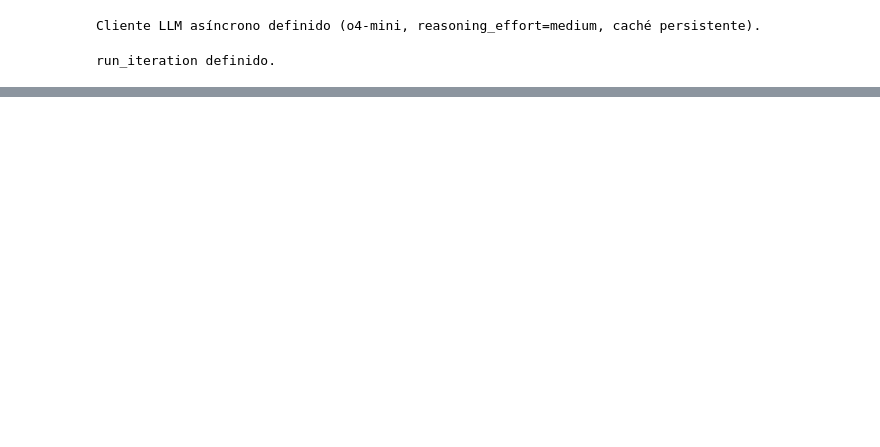
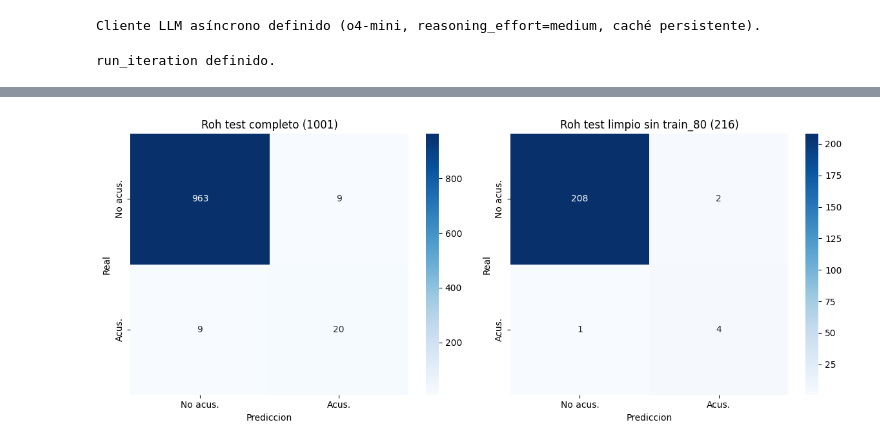
Before and after one commit to GianTituana/proyecto_integrador, a Jupyter notebook: llm_judge_project/notebooks/llm_judge_pipeline.ipynb, the cells around one changed output, grey strips where cells are left out. Cells and saved outputs as stored; diff of their text form; code cells hidden in the pictures; blank space fills up the shorter version.

```diff
--- a/llm_judge_project/notebooks/llm_judge_pipeline.ipynb
+++ b/llm_judge_project/notebooks/llm_judge_pipeline.ipynb
@@ -13,7 +13,6 @@ import hashlib
 import time
 import re
 from pathlib import Path
-
 import pandas as pd
 import numpy as np
 from openai import AsyncOpenAI, RateLimitError
@@ -66,7 +65,7 @@ PROJECT_ROOT = _detect_project_root()
 client = AsyncOpenAI(api_key=os.getenv('OPENAI_API_KEY'))
 
 SEMAPHORE = asyncio.Semaphore(5)
-RANDOM_STATE = 42
+RANDOM_STATE = 2026
 MODEL = 'o4-mini'  # o4-mini | o4-mini-2024-08-06 | o4-mini-2024-09-10
 REASONING_EFFORT = 'medium'   # low | medium | high
 
@@ -99,4 +98,5 @@ print(f'PROJECT_ROOT: {PROJECT_ROOT.resolve()}')
 print(f'API key presente: {bool(os.getenv("OPENAI_API_KEY"))}')
 print(f'Concurrencia: {SEMAPHORE._value} requests simultáneas')
 print(f'Modelo: {MODEL}  |  Reasoning effort: {REASONING_EFFORT}')
+print(f'RANDOM_STATE: {RANDOM_STATE}')
 # %% [output]
@@ -819,0 +671,62 @@ NameError: name 'FINAL_EVAL' is not defined
+# %%
+# ── Métricas Roh filtradas: excluir ejemplos que estuvieron en train_80 ─────
+# No requiere re-correr el modelo. Filtra ext_test_preds_v17.csv ya generado.
+
+from sklearn.metrics import (classification_report, confusion_matrix,
+                             f1_score, recall_score, precision_score,
+                             accuracy_score, matthews_corrcoef)
+
+preds_path = DATA_RESULTS / 'external_test' / 'ext_test_preds_v17.csv'
+ext_preds  = pd.read_csv(preds_path)
+
+# IDs que estuvieron en nuestro train_80 (vistas durante desarrollo del prompt)
+train_80_ids = set(pd.read_csv(DATA_SPLITS / 'train_80.csv')['pregunta_id'])
+
+mask_clean  = ~ext_preds['pregunta_id'].isin(train_80_ids)
+ext_clean   = ext_preds[mask_clean & (ext_preds['prediccion'] != -1)].copy()
+ext_all_val = ext_preds[ext_preds['prediccion'] != -1].copy()
+
+print(f'Total Roh test        : {len(ext_preds)}')
+print(f'Excluidos (en train_80): {(~mask_clean).sum()}')
+print(f'Evaluables limpios    : {len(ext_clean)}')
+print()
+
+def report_metrics(df, label):
+    y_true = df['etiqueta'].values
+    y_pred = df['prediccion'].values
+    mcc = matthews_corrcoef(y_true, y_pred)
+    print(f'=== {label} (n={len(df)}) ===')
+    print(classification_report(y_true, y_pred, target_names=['No acusatoria', 'Acusatoria']))
+    print(f'MCC : {mcc:.4f}')
+    fn = int(((y_true == 1) & (y_pred == 0)).sum())
+    fp = int(((y_true == 0) & (y_pred == 1)).sum())
+    print(f'FN  : {fn}  |  FP: {fp}')
+    print()
+    return {'n': len(df), 'f1': f1_score(y_true, y_pred, zero_division=0),
+            'recall': recall_score(y_true, y_pred, zero_division=0),
+            'precision': precision_score(y_true, y_pred, zero_division=0),
+            'accuracy': accuracy_score(y_true, y_pred), 'mcc': mcc, 'fn': fn, 'fp': fp}
+
+m_all   = report_metrics(ext_all_val,  'Roh test COMPLETO (1001)')
+m_clean = report_metrics(ext_clean,    'Roh test LIMPIO sin train_80 (216)')
+
+# Guardar métricas limpias
+out = DATA_RESULTS / 'external_test' / 'ext_test_metrics_v17_clean.csv'
+pd.DataFrame([{'subset': 'completo', **m_all}, {'subset': 'limpio_sin_train80', **m_clean}]).to_csv(out, index=False)
+print(f'Guardado en {out}')
+
+# Matrices de confusion lado a lado
+fig, axes = plt.subplots(1, 2, figsize=(12, 5))
+for ax, df, title in zip(axes,
+                          [ext_all_val, ext_clean],
+                          ['Roh test completo (1001)', 'Roh test limpio sin train_80 (216)']):
+    cm = confusion_matrix(df['etiqueta'], df['prediccion'])
+    sns.heatmap(cm, annot=True, fmt='d', cmap='Blues',
+                xticklabels=['No acus.', 'Acus.'],
+                yticklabels=['No acus.', 'Acus.'], ax=ax)
+    ax.set_title(title)
+    ax.set_ylabel('Real')
+    ax.set_xlabel('Prediccion')
+plt.tight_layout()
+plt.show()
+# %% [output]
@@ -819,0 +750 @@ NameError: name 'FINAL_EVAL' is not defined
+[figure, added]
```
Also changed, not shown: parts of 22 cells of this notebook, 21 other files.
